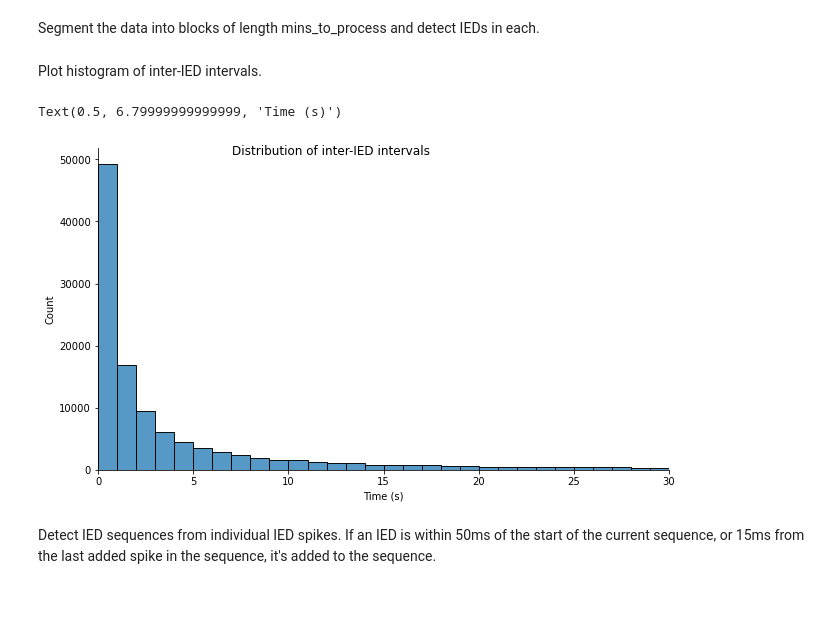
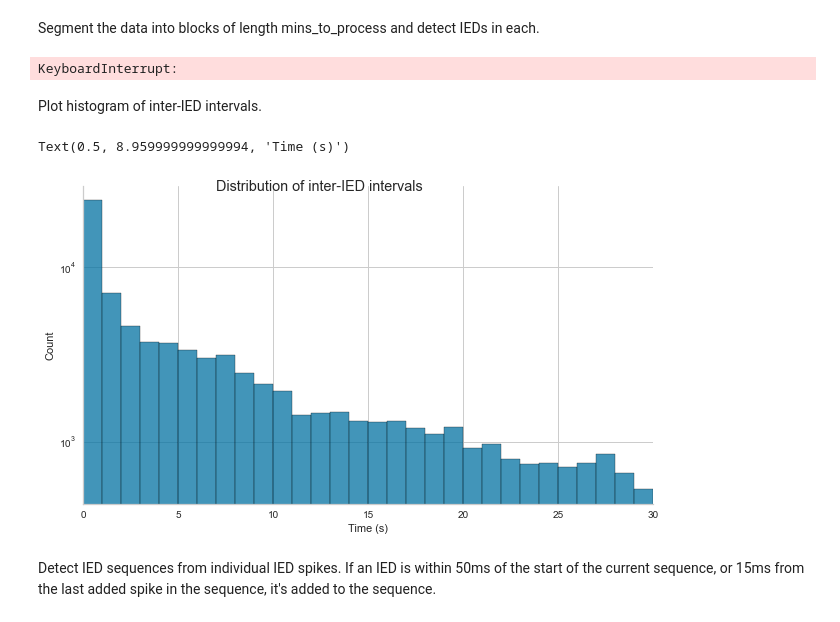
Before and after one commit to norrisjamie23/forecasting-epileptic-discharges, a Jupyter notebook: IED_sequence_detection-BeSa.ipynb, the cells around one changed output. Saved outputs shown, nothing was run; the diff lists cells and outputs as text; code cells hidden in the pictures.

```diff
--- a/IED_sequence_detection-BeSa.ipynb
+++ b/IED_sequence_detection-BeSa.ipynb
@@ -100,0 +169,37 @@ ChanIds = np.concatenate(ChanIds, axis=0)
+# %%
+spike_ids, chan_ids, features = detect_IED_spikes(f, valid_channels, 45, 545, \
+                                                  seconds=1, extract_features=True, mins_to_process=1)
+
+np.save('full_run/features_45_545.npy', features)
+np.save('full_run/spike_ids_45_545.npy', spike_ids)
+np.save('full_run/chan_ids_45_545.npy', chan_ids)
+
+spike_ids, chan_ids, features = detect_IED_spikes(f, valid_channels, 545, 1045, \
+                                                  seconds=1, extract_features=True, mins_to_process=1)
+
+np.save('full_run/features_545_1045.npy', features)
+np.save('full_run/spike_ids_545_1045.npy', spike_ids)
+np.save('full_run/chan_ids_545_1045.npy', chan_ids)
+
+spike_ids, chan_ids, features = detect_IED_spikes(f, valid_channels, 1045, 1545, \
+                                                  seconds=1, extract_features=True, mins_to_process=1)
+
+np.save('full_run/features_1045_1545.npy', features)
+np.save('full_run/spike_ids_1045_1545.npy', spike_ids)
+np.save('full_run/chan_ids_1045_1545.npy', chan_ids)
+
+spike_ids, chan_ids, features = detect_IED_spikes(f, valid_channels, 1545, 2045, \
+                                                  seconds=1, extract_features=True, mins_to_process=1)
+
+np.save('full_run/features_1545_2045.npy', features)
+np.save('full_run/spike_ids_1545_2045.npy', spike_ids)
+np.save('full_run/chan_ids_1545_2045.npy', chan_ids)
+
+spike_ids, chan_ids, features = detect_IED_spikes(f, valid_channels, 2045, 2609, \
+                                                  seconds=1, extract_features=True, mins_to_process=1)
+
+np.save('full_run/features_2045_2609.npy', features)
+np.save('full_run/spike_ids_2045_2609.npy', spike_ids)
+np.save('full_run/chan_ids_2045_2609.npy', chan_ids)
+# %% [output]
+KeyboardInterrupt:
@@ -101,26 +218,44 @@ ChanIds = np.concatenate(ChanIds, axis=0)
+# %%
+features = np.concatenate((np.load('full_run/features_45_545.npy'),
+                           np.load('full_run/features_545_1045.npy'),
+                           np.load('full_run/features_1045_1545.npy'),
+                           np.load('full_run/features_1545_2045.npy'),
+                           np.load('full_run/features_2045_2609.npy')))
+
+spike_ids = np.concatenate((np.load('full_run/spike_ids_45_545.npy'),
+                            np.load('full_run/spike_ids_545_1045.npy'),
+                            np.load('full_run/spike_ids_1045_1545.npy'),
+                            np.load('full_run/spike_ids_1545_2045.npy'),
+                            np.load('full_run/spike_ids_2045_2609.npy')))
+
+chan_ids = np.concatenate((np.load('full_run/chan_ids_45_545.npy'),
+                           np.load('full_run/chan_ids_545_1045.npy'),
+                           np.load('full_run/chan_ids_1045_1545.npy'),
+                           np.load('full_run/chan_ids_1545_2045.npy'),
+                           np.load('full_run/chan_ids_2045_2609.npy')))
 # %% [markdown]
 Plot histogram of inter-IED intervals.
 # %%
 # Difference in time between IEDs
 diffs = np.zeros((1))
-for channel in np.unique(ChanIds):
-    diffs = np.append(diffs, np.diff(SpikeIds[ChanIds == channel]))
+for channel in np.unique(chan_ids):
+    diffs = np.append(diffs, np.diff(spike_ids[chan_ids == channel]))
 
 diffs = diffs[1:]
 
 # Only keep intervals < 30s
 filtered_diffs = diffs[diffs / freq < 30]
 
 # Plot using histogram
 g = sns.displot(filtered_diffs / freq, bins=30)
 
 g.fig.set_size_inches(10, 5)
 g.set(xlim=(0, 30))
-# g.ax.set_yscale('log')
+g.ax.set_yscale('log')
 g.fig.suptitle('Distribution of inter-IED intervals')
 plt.xlabel('Time (s)')
 # %% [output]
-Text(0.5, 6.79999999999999, 'Time (s)')
+Text(0.5, 8.959999999999994, 'Time (s)')
-[figure, old version]
+[figure, new version]
 # %% [markdown]
 Detect IED sequences from individual IED spikes. If an IED is within 50ms of the start of the current sequence, or 15ms from the last added spike in the sequence, it's added to the sequence.
```
Also changed, not shown: parts of 87 cells of this notebook, 2 other files.
